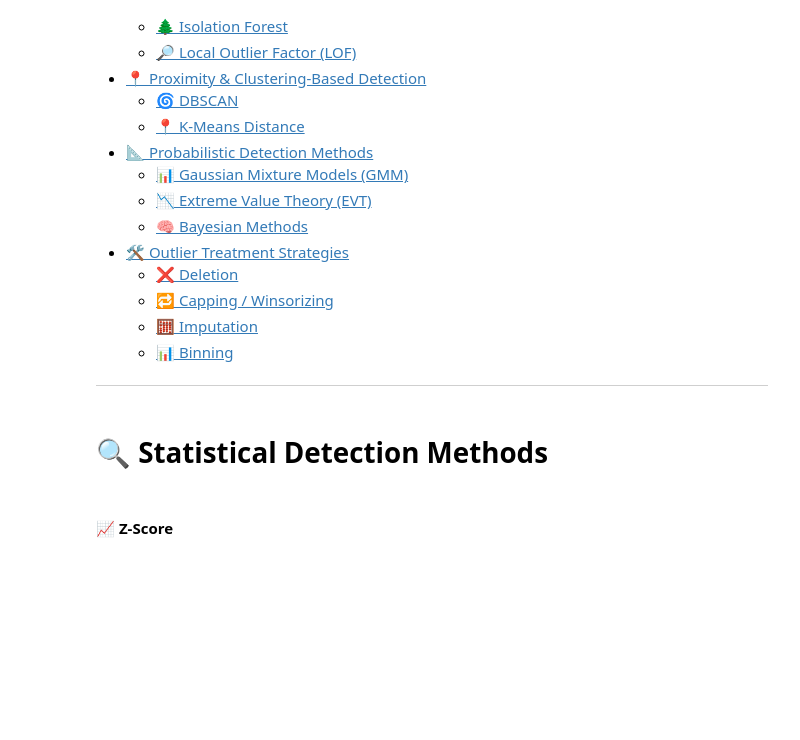
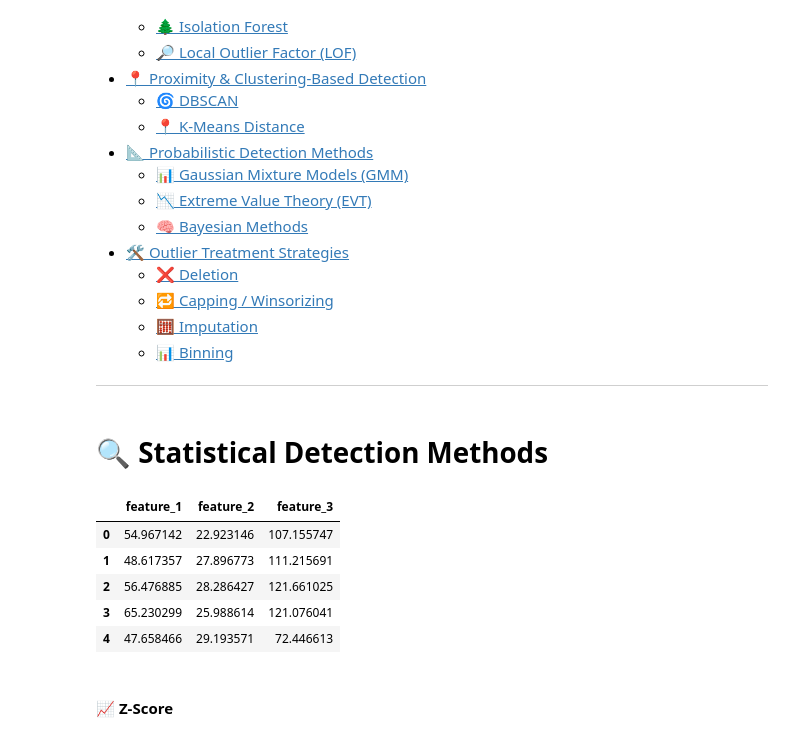
Before and after one commit to ashrithssreddy/ml-toolkit, a Jupyter notebook: PreProcessing/02_Outliers.ipynb, the cells around one changed output. Drawn from its saved outputs; the diff is of its cells as text; code cells hidden in the pictures; blank space fills up the shorter version.

```diff
--- a/PreProcessing/02_Outliers.ipynb
+++ b/PreProcessing/02_Outliers.ipynb
@@ -27,6 +27,34 @@ ___
 # %% [markdown]
 <a id="statistical-methods"></a>
 # 🔍 Statistical Detection Methods
+# %%
+import numpy as np
+import pandas as pd
+
+# Create a dummy dataset with multivariate numeric features
+np.random.seed(42)
+
+# Generate base normal data
+data = {
+    'feature_1': np.random.normal(50, 10, 100),
+    'feature_2': np.random.normal(30, 5, 100),
+    'feature_3': np.random.normal(100, 20, 100)
+}
+
+# Inject outliers
+data['feature_1'][[5, 15]] = [150, -30]
+data['feature_2'][[25]] = [100]
+data['feature_3'][[70, 90]] = [250, -80]
+
+df = pd.DataFrame(data)
+df.head()
+# %% [output]
+|  | feature_1 | feature_2 | feature_3 |
+| 0 | 54.967142 | 22.923146 | 107.155747 |
+| 1 | 48.617357 | 27.896773 | 111.215691 |
+| 2 | 56.476885 | 28.286427 | 121.661025 |
+| 3 | 65.230299 | 25.988614 | 121.076041 |
+| 4 | 47.658466 | 29.193571 | 72.446613 |
 # %% [markdown]
 <a id="z-score"></a>
 #### 📈 Z-Score
```
Also changed, not shown: parts of 32 cells of this notebook, 1 other file.
